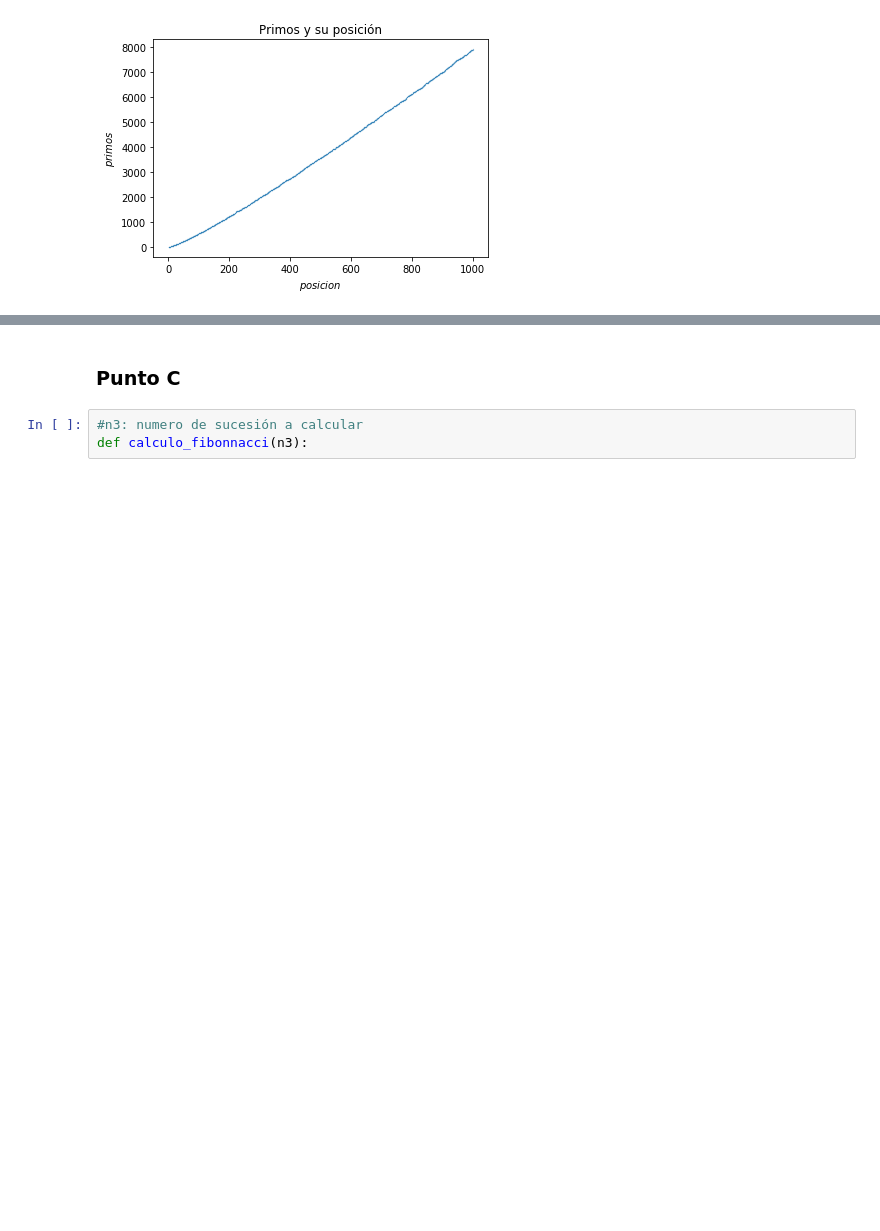
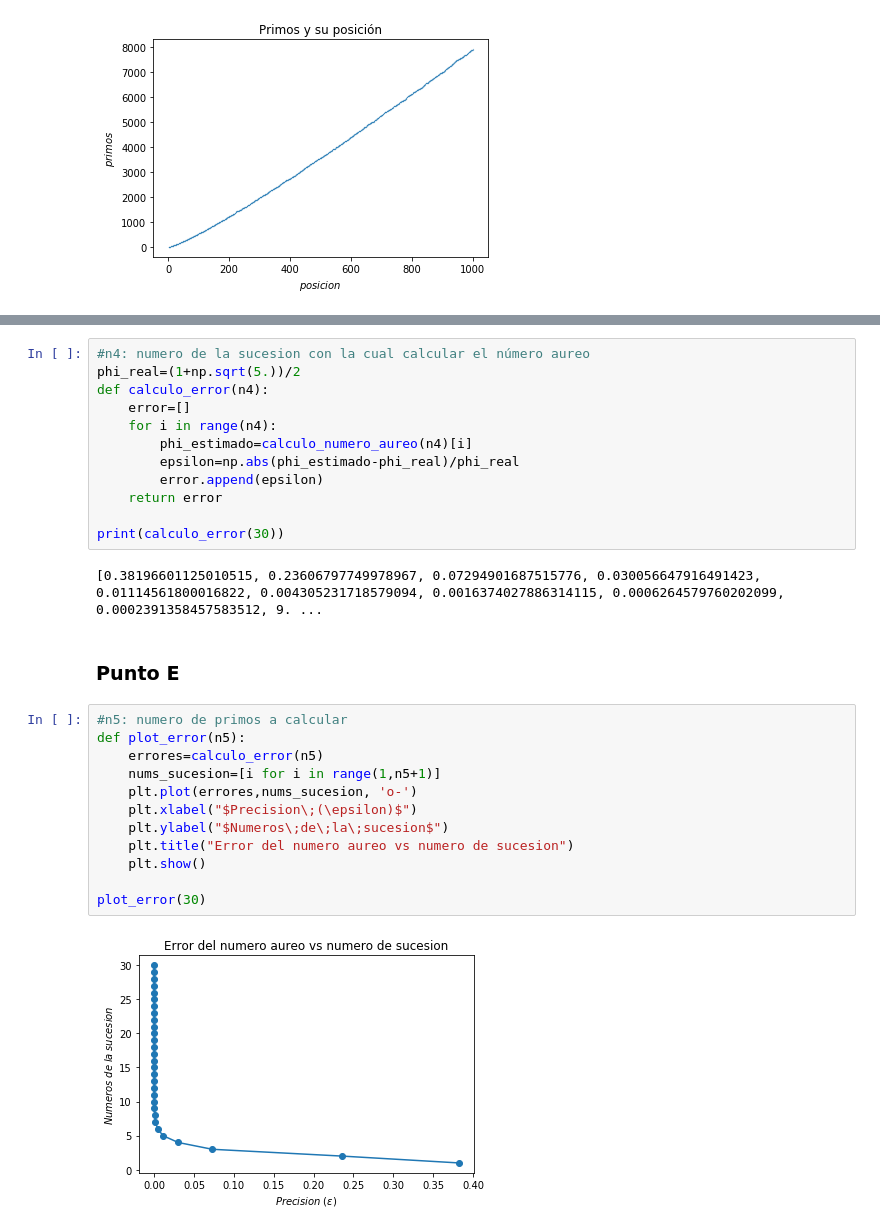
Before and after one commit to ray530/Tarea1MetodosComp20211, a Jupyter notebook: punto2.ipynb, the cells around one changed output, grey strips where cells are left out. Saved outputs shown, nothing was run; the diff lists cells and outputs as text; blank space fills up the shorter version.

Commit message:
punto2 acabado

```diff
--- a/punto2.ipynb
+++ b/punto2.ipynb
@@ -40,5 +83,30 @@ plot_primos(1000)
+# %%
+#n4: numero de la sucesion con la cual calcular el número aureo
+phi_real=(1+np.sqrt(5.))/2
+def calculo_error(n4):
+    error=[]
+    for i in range(n4):
+        phi_estimado=calculo_numero_aureo(n4)[i]
+        epsilon=np.abs(phi_estimado-phi_real)/phi_real
+        error.append(epsilon)
+    return error
+
+print(calculo_error(30))
+# %% [output]
+[0.38196601125010515, 0.23606797749978967, 0.07294901687515776, 0.030056647916491423, 0.01114561800016822, 0.004305231718579094, 0.0016374027886314115, 0.0006264579760202099, 0.0002391358457583512, 9. ...
 # %% [markdown]
-### Punto C
+### Punto E
-# %%
-#n3: numero de sucesión a calcular
-def calculo_fibonnacci(n3):
+# %%
+#n5: numero de primos a calcular
+def plot_error(n5):
+    errores=calculo_error(n5)
+    nums_sucesion=[i for i in range(1,n5+1)]
+    plt.plot(errores,nums_sucesion, 'o-')
+    plt.xlabel("$Precision\;(\epsilon)$")
+    plt.ylabel("$Numeros\;de\;la\;sucesion$")
+    plt.title("Error del numero aureo vs numero de sucesion")
+    plt.show()
+
+plot_error(30)
+# %% [output]
+[figure, added]
```
Also changed, not shown: parts of 7 cells of this notebook.
